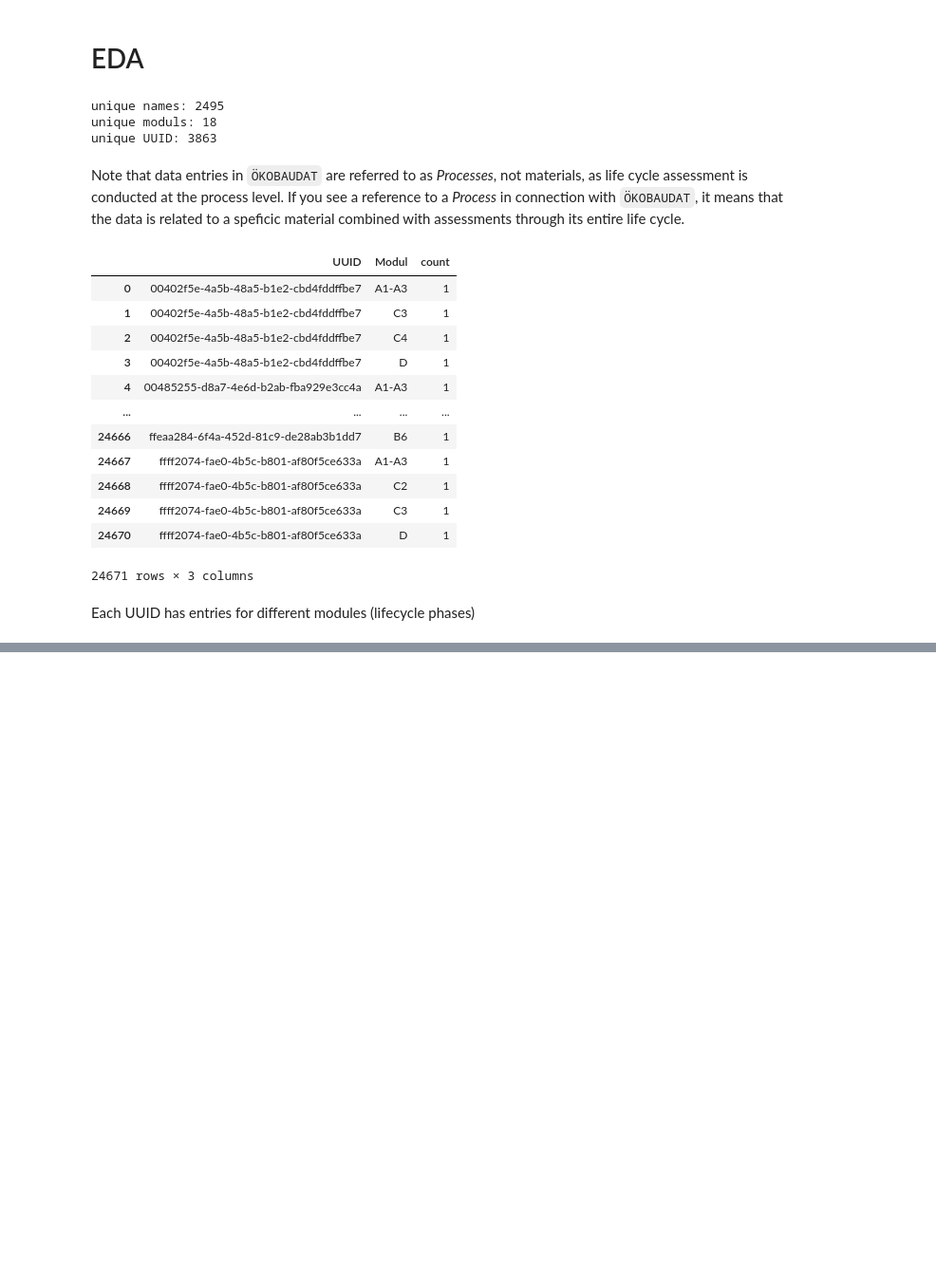
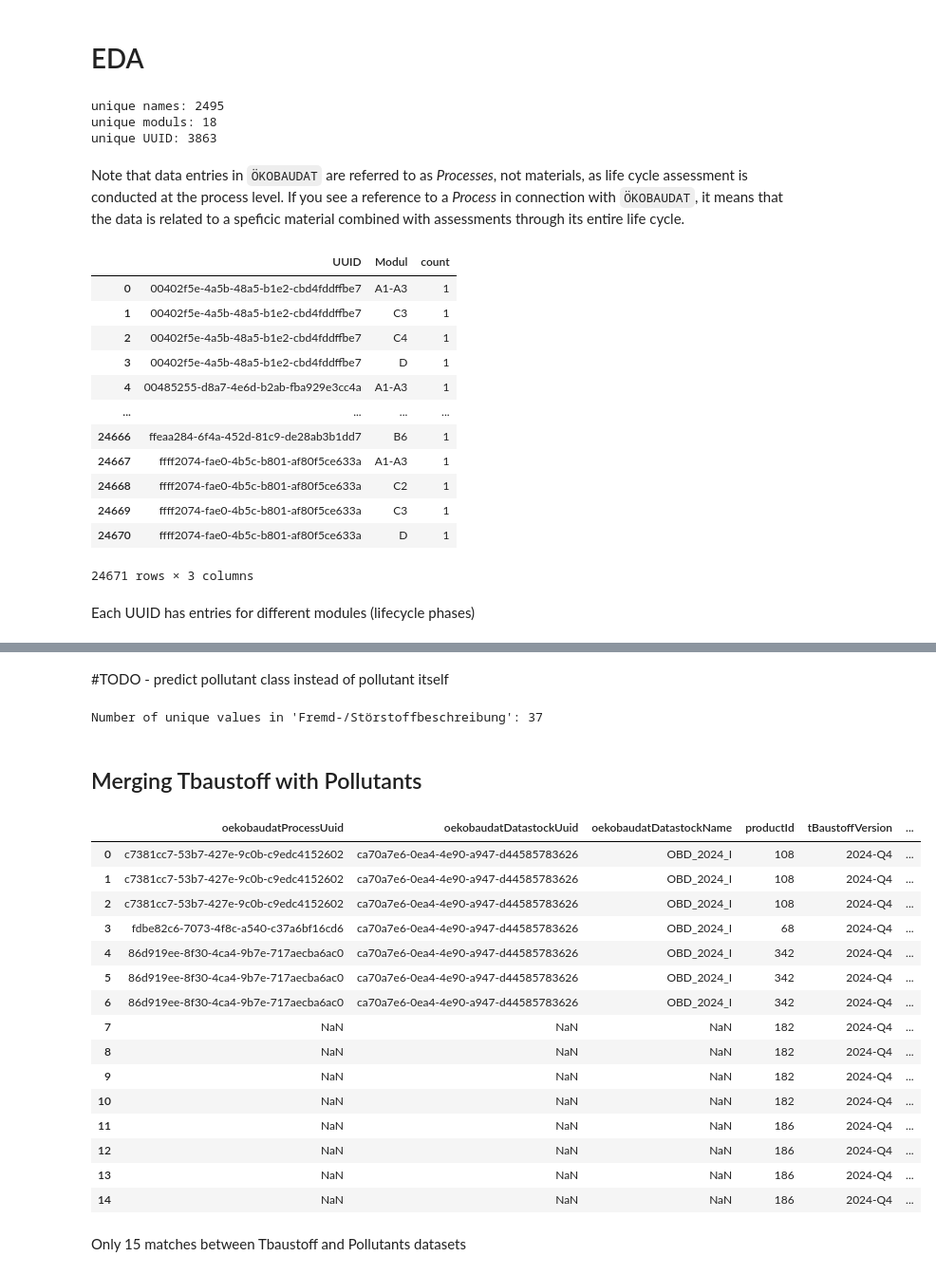
Before and after one commit to n3xtcoder-ai4impact/bbsr-challenge, a Jupyter notebook: notebooks/clean/1_EDA.ipynb, the cells around one changed output, grey strips where cells are left out. Shown at 95% size. Drawn from its saved outputs; the diff is of its cells as text; code cells hidden in the pictures; blank space fills up the shorter version.

```diff
--- a/notebooks/clean/1_EDA.ipynb
+++ b/notebooks/clean/1_EDA.ipynb
@@ -622,0 +1010,3 @@ Each UUID has entries for different modules (lifecycle phases)
+# %%
+# importing pullutant_combinations.csv
+pollutants_df = load_pollutant_labels(RAW_DIR / "pollutant_combinations.csv")
@@ -622,0 +1059,70 @@ Each UUID has entries for different modules (lifecycle phases)
+# %% [markdown]
+#TODO - predict pollutant class instead of pollutant itself
+# %%
+# Function to correct similar pollutant descriptions
+def canonicalize_description(desc):
+    if pd.isna(desc):
+        return desc
+    desc = desc.strip().lower()
+
+    if desc.startswith("feinkörn. material"):
+        return "feinkörn. Material (Putze, Mörtel); org. Verbind., Bitumenreste, Gips in geringen Mengen (z.B. Feuchteabdichtungen, Spachteln, Anstriche)"
+    elif desc.startswith("geringfügig verunreinigt"):
+        return "geringfügig verunreinigt (konv. Besch, Klebstoffreste, Belagsreste, Bitumenreste)"
+    elif desc.startswith("ohne fremd-/"):
+        return "ohne Fremd-/Störstoffe"
+    elif desc.startswith("org. v"):
+        return "org. V., Bitumen, Gips, Leichtanteile in größeren Mengen (z.B. Gipsputz, Bitumendickschicht, Folien, Flüssigabdichtungen, Dämmstoffreste); Epoxidharz in geringen Mengen (Fugenmassen bei WU Beton, Feuchteabdichtung)"
+    elif desc.startswith("heizungsverteilrohre"):
+        return "Heizungsverteilrohre; verunreinigt mit Dämmstoff, Kunststoff/Bitumen (Bahnen, Beschichtungen, Flüssigfolie/-abdichtung)"
+    elif desc.startswith("klebstof"):
+        return "Klebstoff-, Bodenbelagsreste, Trennfolien"
+    elif desc in ["lehmfarbe", "lehmputz, lehmfarbe"]:
+        return "Lehmputz, Lehmfarbe"
+    elif desc.startswith("putze, klebespachtel"):
+        return "Putze, Klebespachtel (WDVS), Alukaschierung, Gipskarton"
+    elif desc.startswith("verunreinigungen mit natürl."):
+        return "Verunreinigungen mit natürl. Materialien (Naturfarbe, Kalkmörtel, Armierungsgewebe)"
+
+    return desc  # fallback to unchanged if no match
+
+# Apply the rule-based mapping
+pollutants_df["Fremd-/Störstoffbeschreibung"] = pollutants_df["Fremd-/Störstoffbeschreibung"].apply(canonicalize_description)
+# %%
+# Check for unique values in the 'Fremd-/Störstoffbeschreibung' column
+unique_values = pollutants_df["Fremd-/Störstoffbeschreibung"].nunique()
+print("Number of unique values in 'Fremd-/Störstoffbeschreibung':", unique_values)
+# %% [output]
+Number of unique values in 'Fremd-/Störstoffbeschreibung': 37
+# %% [markdown]
+## Merging Tbaustoff with Pollutants
+# %%
+# Merge pollutants_df with tbau_df on productName and Baumaterial ohne Fremd-/Störstoffe
+merged_df = tbs_deduped.merge(
+    pollutants_df,
+    left_on="productName",
+    right_on="Baumaterial ohne Fremd-/Störstoffe",
+    how="inner"
+)
+
+# Display the merged dataframe
+merged_df
+# %% [output]
+|  | oekobaudatProcessUuid | oekobaudatDatastockUuid | oekobaudatDatastockName | productId | tBaustoffVersion | ... |
+| 0 | c7381cc7-53b7-427e-9c0b-c9edc4152602 | ca70a7e6-0ea4-4e90-a947-d44585783626 | OBD_2024_I | 108 | 2024-Q4 | ... |
+| 1 | c7381cc7-53b7-427e-9c0b-c9edc4152602 | ca70a7e6-0ea4-4e90-a947-d44585783626 | OBD_2024_I | 108 | 2024-Q4 | ... |
+| 2 | c7381cc7-53b7-427e-9c0b-c9edc4152602 | ca70a7e6-0ea4-4e90-a947-d44585783626 | OBD_2024_I | 108 | 2024-Q4 | ... |
+| 3 | fdbe82c6-7073-4f8c-a540-c37a6bf16cd6 | ca70a7e6-0ea4-4e90-a947-d44585783626 | OBD_2024_I | 68 | 2024-Q4 | ... |
+| 4 | 86d919ee-8f30-4ca4-9b7e-717aecba6ac0 | ca70a7e6-0ea4-4e90-a947-d44585783626 | OBD_2024_I | 342 | 2024-Q4 | ... |
+| 5 | 86d919ee-8f30-4ca4-9b7e-717aecba6ac0 | ca70a7e6-0ea4-4e90-a947-d44585783626 | OBD_2024_I | 342 | 2024-Q4 | ... |
+| 6 | 86d919ee-8f30-4ca4-9b7e-717aecba6ac0 | ca70a7e6-0ea4-4e90-a947-d44585783626 | OBD_2024_I | 342 | 2024-Q4 | ... |
+| 7 | NaN | NaN | NaN | 182 | 2024-Q4 | ... |
+| 8 | NaN | NaN | NaN | 182 | 2024-Q4 | ... |
+| 9 | NaN | NaN | NaN | 182 | 2024-Q4 | ... |
+| 10 | NaN | NaN | NaN | 182 | 2024-Q4 | ... |
+| 11 | NaN | NaN | NaN | 186 | 2024-Q4 | ... |
+| 12 | NaN | NaN | NaN | 186 | 2024-Q4 | ... |
+| 13 | NaN | NaN | NaN | 186 | 2024-Q4 | ... |
+| 14 | NaN | NaN | NaN | 186 | 2024-Q4 | ... |
+# %% [markdown]
+Only 15 matches between Tbaustoff and Pollutants datasets
```
Also changed, not shown: parts of 68 cells of this notebook, 40 other files.
